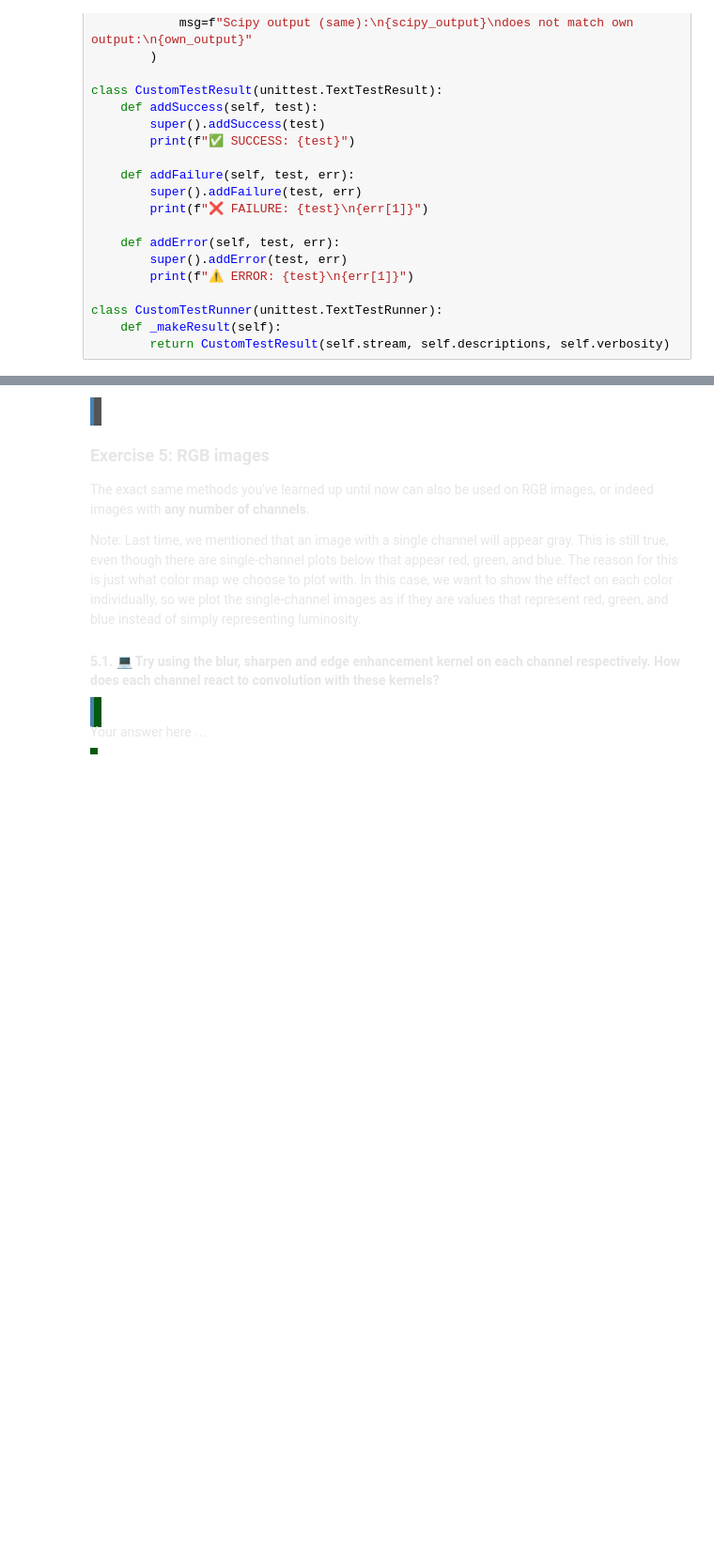
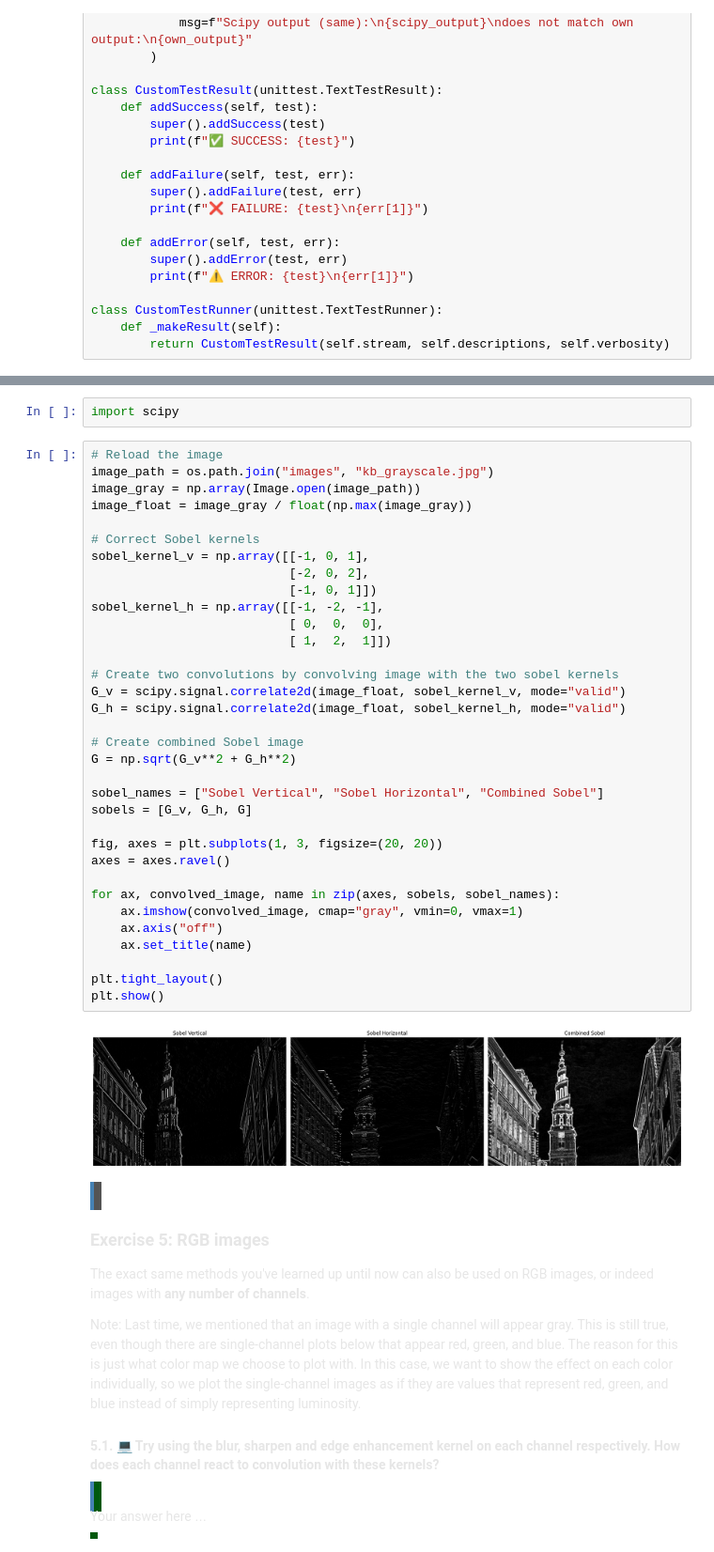
Before and after one commit to HrStamm/Signals-and-Data-Autumn-2025-student, a Jupyter notebook: week_2/ex_week_2.ipynb, the cells around one changed output, grey strips where cells are left out. Shown at 94% size. Saved outputs shown, nothing was run; the diff lists cells and outputs as text; blank space fills up the shorter version.

```diff
--- a/week_2/ex_week_2.ipynb
+++ b/week_2/ex_week_2.ipynb
@@ -533,3 +571,41 @@ for ax, convolved_image, name in zip(axes, sobels, sobel_names):
+# %%
+import scipy
+# %%
+# Reload the image
+image_path = os.path.join("images", "kb_grayscale.jpg")
+image_gray = np.array(Image.open(image_path))
+image_float = image_gray / float(np.max(image_gray))
+
+# Correct Sobel kernels
+sobel_kernel_v = np.array([[-1, 0, 1],
+                           [-2, 0, 2],
+                           [-1, 0, 1]])
+sobel_kernel_h = np.array([[-1, -2, -1],
+                           [ 0,  0,  0],
+                           [ 1,  2,  1]])
+
+# Create two convolutions by convolving image with the two sobel kernels
+G_v = scipy.signal.correlate2d(image_float, sobel_kernel_v, mode="valid")
+G_h = scipy.signal.correlate2d(image_float, sobel_kernel_h, mode="valid")
+
+# Create combined Sobel image
+G = np.sqrt(G_v**2 + G_h**2)
+
+sobel_names = ["Sobel Vertical", "Sobel Horizontal", "Combined Sobel"]
+sobels = [G_v, G_h, G]
+
+fig, axes = plt.subplots(1, 3, figsize=(20, 20))
+axes = axes.ravel()
+
+for ax, convolved_image, name in zip(axes, sobels, sobel_names):
+    ax.imshow(convolved_image, cmap="gray", vmin=0, vmax=1)
+    ax.axis("off")
+    ax.set_title(name)
+
+plt.tight_layout()
+plt.show()
+# %% [output]
+[figure, added]
 # %% [markdown]
 <span style="color: #E6E6E6;">
 <span style="background-color: #545454; padding:8px; display:block; border-left:4px solid #4682b4">
```
Also changed, not shown: parts of 8 cells of this notebook.
